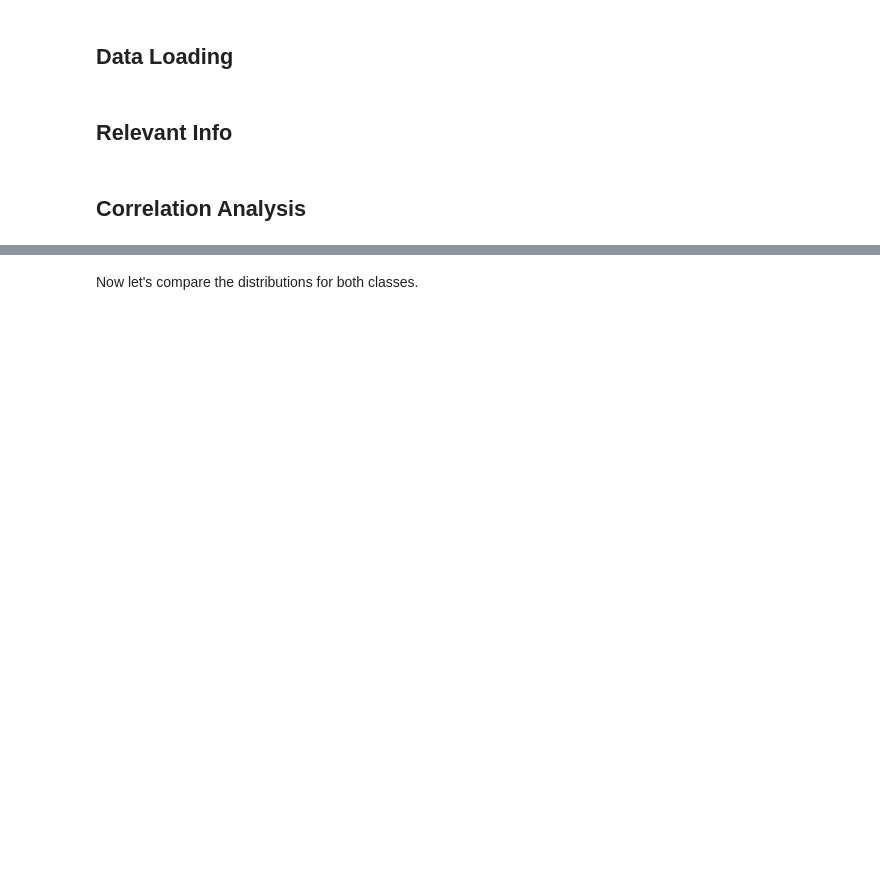
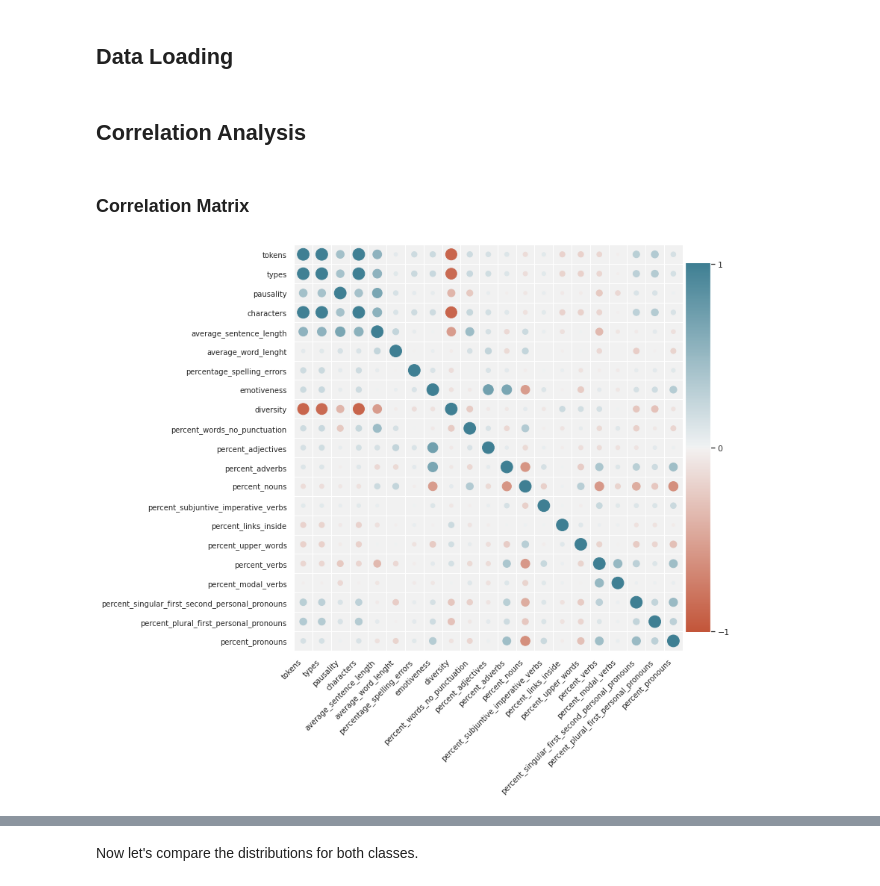
Before and after one commit to limagbz/fake-news-ptBR, a Jupyter notebook: notebooks/5 - Exploratory Data Analysis.ipynb, the cells around one changed output, grey strips where cells are left out. Cells and saved outputs as stored; diff of their text form; code cells hidden in the pictures; blank space fills up the shorter version.

```diff
--- a/notebooks/5 - Exploratory Data Analysis.ipynb
+++ b/notebooks/5 - Exploratory Data Analysis.ipynb
@@ -44,2 +50,0 @@ data_df["class"] = data_df["class"].astype('category')
-# %% [markdown]
-## Relevant Info
@@ -48,2 +51,13 @@ CONTINUOUS_VARIABLES = [x for x, y in data_df.dtypes.iteritems() if str(y) not i
 # %% [markdown]
 ## Correlation Analysis
+# %% [markdown]
+### Correlation Matrix
+# %%
+fig = plt.figure(figsize=(10, 10))
+corrplot(data_df[CONTINUOUS_VARIABLES].corr(method="spearman"), size_scale=250, marker='o')
+fig.axes[0].tick_params(axis="x", labelsize=10)
+fig.axes[0].tick_params(axis="y", labelsize=10)
+fig.axes[1].tick_params(axis="x", labelsize=10)
+fig.axes[1].tick_params(axis="x", labelsize=10)
+# %% [output]
+[figure, added]
```
Also changed, not shown: parts of 45 cells of this notebook, 5 other files.
